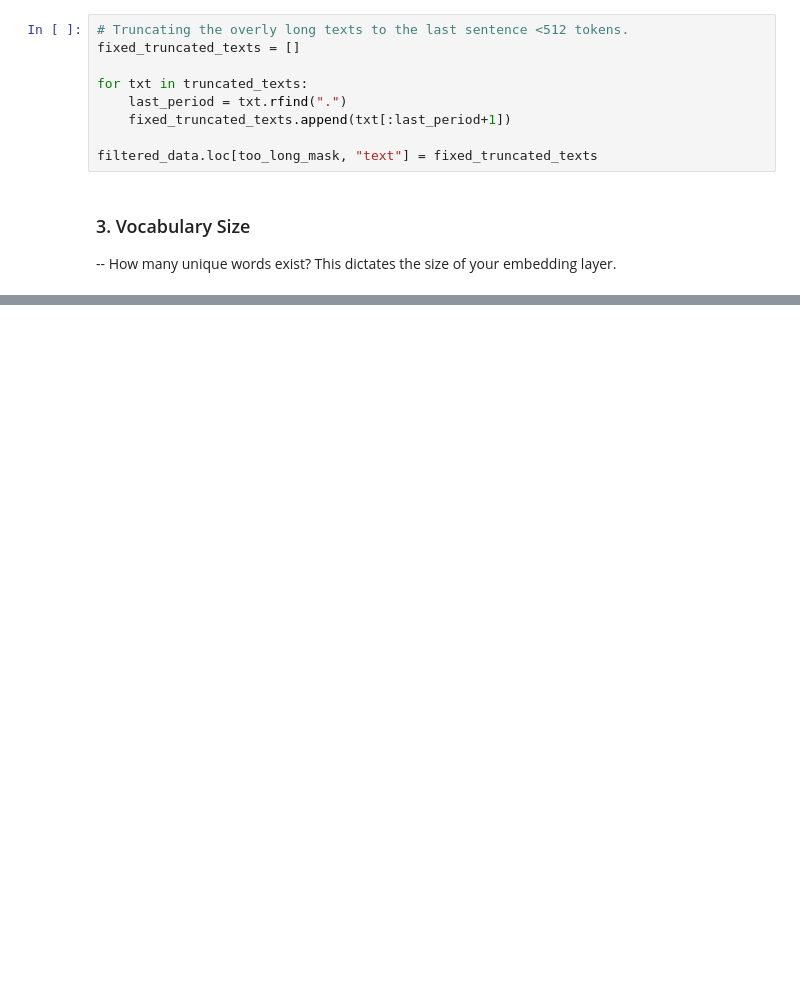
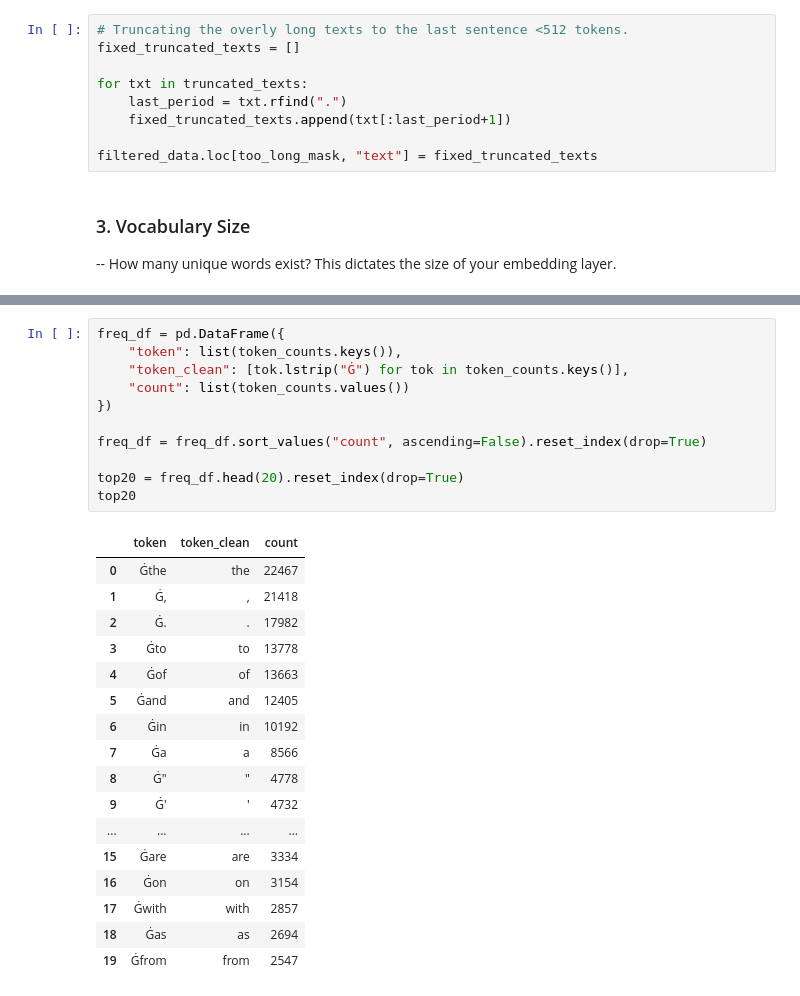
Before and after one commit to AngadK89/60035_nlp_cw, a Jupyter notebook: eda.ipynb, the cells around one changed output, grey strips where cells are left out. Drawn from its saved outputs; the diff is of its cells as text; blank space fills up the shorter version.

```diff
--- a/eda.ipynb
+++ b/eda.ipynb
@@ -294,0 +315,29 @@ filtered_data.loc[too_long_mask, "text"] = fixed_truncated_texts
+# %%
+freq_df = pd.DataFrame({
+    "token": list(token_counts.keys()),
+    "token_clean": [tok.lstrip("Ġ") for tok in token_counts.keys()],
+    "count": list(token_counts.values())
+})
+
+freq_df = freq_df.sort_values("count", ascending=False).reset_index(drop=True)
+
+top20 = freq_df.head(20).reset_index(drop=True)
+top20
+# %% [output]
+|  | token | token_clean | count |
+| 0 | Ġthe | the | 22467 |
+| 1 | Ġ, | , | 21418 |
+| 2 | Ġ. | . | 17982 |
+| 3 | Ġto | to | 13778 |
+| 4 | Ġof | of | 13663 |
+| 5 | Ġand | and | 12405 |
+| 6 | Ġin | in | 10192 |
+| 7 | Ġa | a | 8566 |
+| 8 | Ġ" | " | 4778 |
+| 9 | Ġ' | ' | 4732 |
+| ... | ... | ... | ... |
+| 15 | Ġare | are | 3334 |
+| 16 | Ġon | on | 3154 |
+| 17 | Ġwith | with | 2857 |
+| 18 | Ġas | as | 2694 |
+| 19 | Ġfrom | from | 2547 |
```
Also changed, not shown: parts of 7 cells of this notebook, 1 other file.
